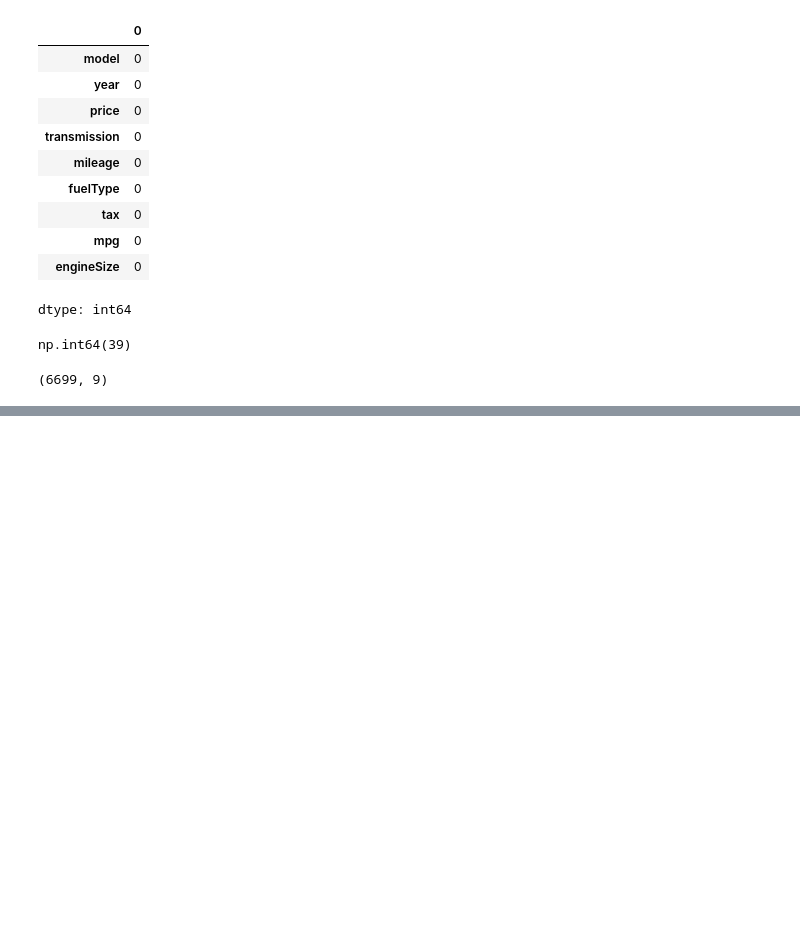
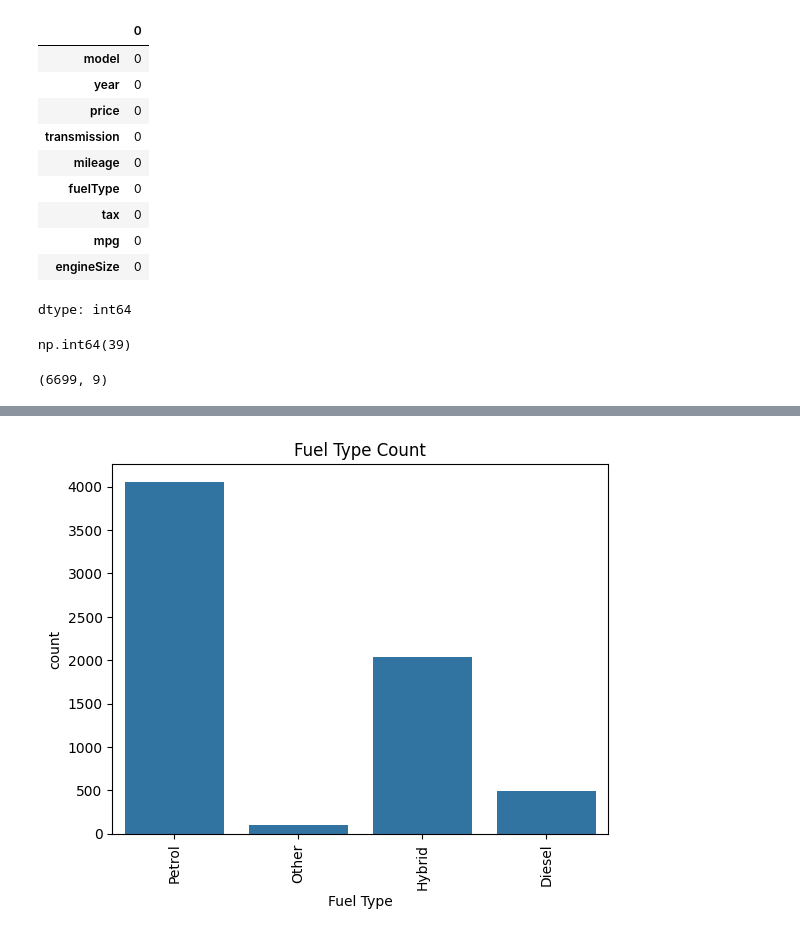
Before and after one commit to kxrrym03/Toyota-Used-Car-Insights, a Jupyter notebook: Toyota.ipynb, the cells around one changed output, grey strips where cells are left out. Cells and saved outputs as stored; diff of their text form; code cells hidden in the pictures; blank space fills up the shorter version.

```diff
--- a/Toyota.ipynb
+++ b/Toyota.ipynb
@@ -100,0 +117,8 @@ After removing duplicates, the DataFrame now has the above shape.
+# %%
+sns.countplot(data=df,x='fuelType')
+plt.title('Fuel Type Count')
+plt.xlabel('Fuel Type')
+plt.xticks(rotation=90)
+plt.show()
+# %% [output]
+[figure, added]
```
Also changed, not shown: parts of 4 cells of this notebook.
